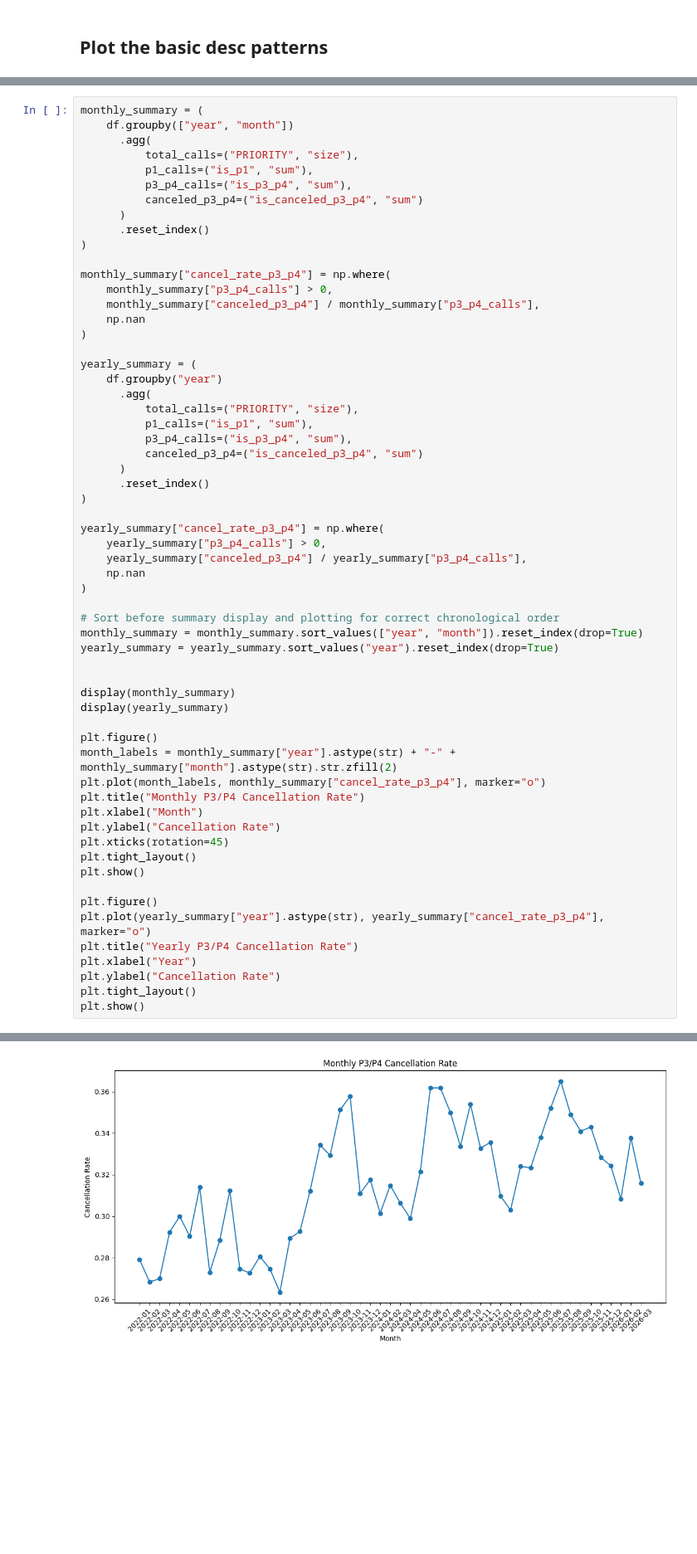
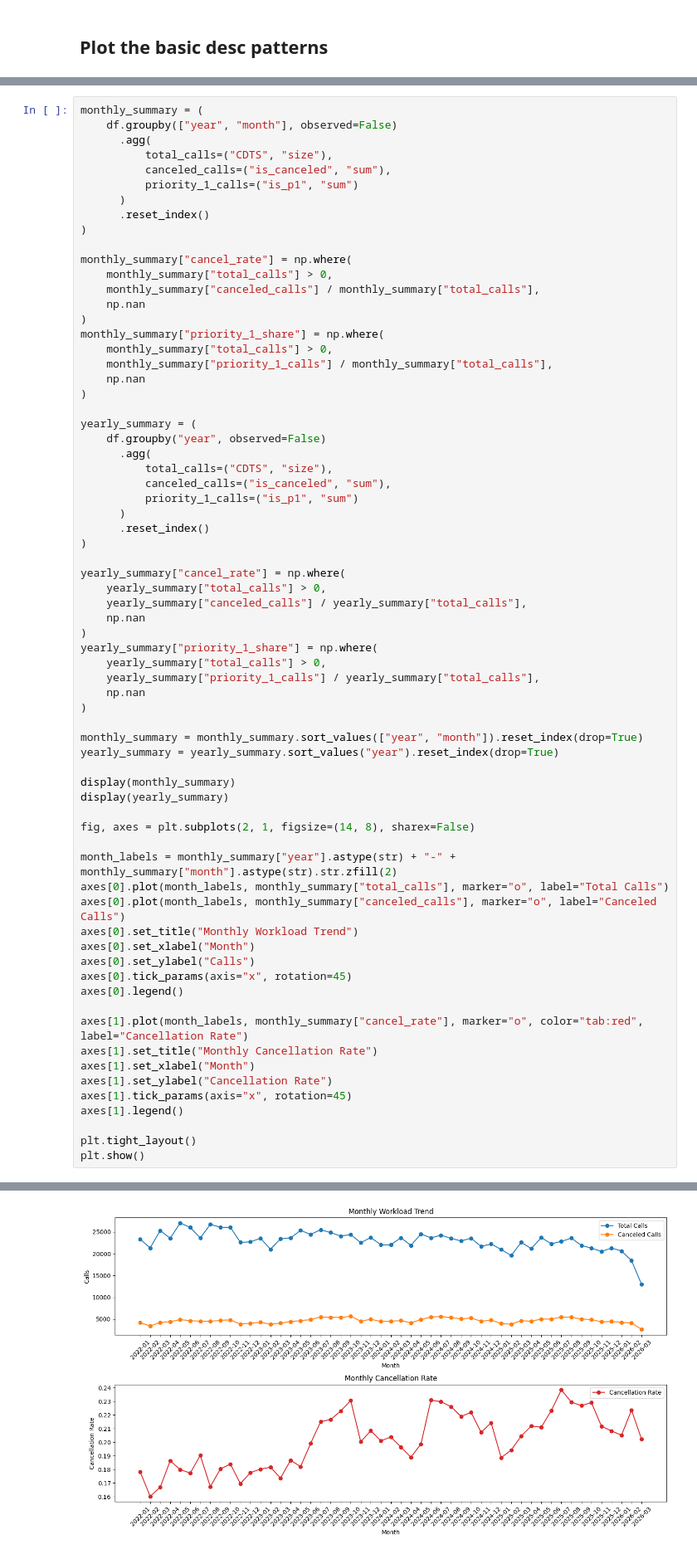
Before and after one commit to Edward-Vong/Quantifying-Breakpoint-of-SJPD-Response, a Jupyter notebook: police_call_EDA.ipynb, the cells around one changed output, grey strips where cells are left out. Shown at 83% size. Drawn from its saved outputs; the diff is of its cells as text; blank space fills up the shorter version.

```diff
--- a/police_call_EDA.ipynb
+++ b/police_call_EDA.ipynb
@@ -796,61 +1065,70 @@ Case study window: 2025-12-24 04:15:00 to 2025-12-24 04:45:00
 # %%
 monthly_summary = (
-    df.groupby(["year", "month"])
+    df.groupby(["year", "month"], observed=False)
       .agg(
-          total_calls=("PRIORITY", "size"),
-          p1_calls=("is_p1", "sum"),
-          p3_p4_calls=("is_p3_p4", "sum"),
-          canceled_p3_p4=("is_canceled_p3_p4", "sum")
+          total_calls=("CDTS", "size"),
+          canceled_calls=("is_canceled", "sum"),
+          priority_1_calls=("is_p1", "sum")
       )
       .reset_index()
 )
 
-monthly_summary["cancel_rate_p3_p4"] = np.where(
-    monthly_summary["p3_p4_calls"] > 0,
-    monthly_summary["canceled_p3_p4"] / monthly_summary["p3_p4_calls"],
+monthly_summary["cancel_rate"] = np.where(
+    monthly_summary["total_calls"] > 0,
+    monthly_summary["canceled_calls"] / monthly_summary["total_calls"],
+    np.nan
+)
+monthly_summary["priority_1_share"] = np.where(
+    monthly_summary["total_calls"] > 0,
+    monthly_summary["priority_1_calls"] / monthly_summary["total_calls"],
     np.nan
 )
 
 yearly_summary = (
-    df.groupby("year")
+    df.groupby("year", observed=False)
       .agg(
-          total_calls=("PRIORITY", "size"),
-          p1_calls=("is_p1", "sum"),
-          p3_p4_calls=("is_p3_p4", "sum"),
-          canceled_p3_p4=("is_canceled_p3_p4", "sum")
+          total_calls=("CDTS", "size"),
+          canceled_calls=("is_canceled", "sum"),
+          priority_1_calls=("is_p1", "sum")
       )
       .reset_index()
 )
 
-yearly_summary["cancel_rate_p3_p4"] = np.where(
-    yearly_summary["p3_p4_calls"] > 0,
-    yearly_summary["canceled_p3_p4"] / yearly_summary["p3_p4_calls"],
+yearly_summary["cancel_rate"] = np.where(
+    yearly_summary["total_calls"] > 0,
+    yearly_summary["canceled_calls"] / yearly_summary["total_calls"],
+    np.nan
+)
+yearly_summary["priority_1_share"] = np.where(
+    yearly_summary["total_calls"] > 0,
+    yearly_summary["priority_1_calls"] / yearly_summary["total_calls"],
     np.nan
 )
 
-# Sort before summary display and plotting for correct chronological order
 monthly_summary = monthly_summary.sort_values(["year", "month"]).reset_index(drop=True)
 yearly_summary = yearly_summary.sort_values("year").reset_index(drop=True)
-
 
 display(monthly_summary)
 display(yearly_summary)
 
-plt.figure()
+fig, axes = plt.subplots(2, 1, figsize=(14, 8), sharex=False)
+
 month_labels = monthly_summary["year"].astype(str) + "-" + monthly_summary["month"].astype(str).str.zfill(2)
-plt.plot(month_labels, monthly_summary["cancel_rate_p3_p4"], marker="o")
-plt.title("Monthly P3/P4 Cancellation Rate")
-plt.xlabel("Month")
-plt.ylabel("Cancellation Rate")
-plt.xticks(rotation=45)
+axes[0].plot(month_labels, monthly_summary["total_calls"], marker="o", label="Total Calls")
+axes[0].plot(month_labels, monthly_summary["canceled_calls"], marker="o", label="Canceled Calls")
+axes[0].set_title("Monthly Workload Trend")
+axes[0].set_xlabel("Month")
+axes[0].set_ylabel("Calls")
+axes[0].tick_params(axis="x", rotation=45)
+axes[0].legend()
+
+axes[1].plot(month_labels, monthly_summary["cancel_rate"], marker="o", color="tab:red", label="Cancellation Rate")
+axes[1].set_title("Monthly Cancellation Rate")
+axes[1].set_xlabel("Month")
+axes[1].set_ylabel("Cancellation Rate")
+axes[1].tick_params(axis="x", rotation=45)
+axes[1].legend()
+
 plt.tight_layout()
 plt.show()
-
-plt.figure()
-plt.plot(yearly_summary["year"].astype(str), yearly_summary["cancel_rate_p3_p4"], marker="o")
-plt.title("Yearly P3/P4 Cancellation Rate")
-plt.xlabel("Year")
-plt.ylabel("Cancellation Rate")
-plt.tight_layout()
-plt.show()
 # %% [output]
@@ -880 +1158 @@ plt.show()
-[figure, old version]
+[figure, new version]
```
Also changed, not shown: parts of 22 cells of this notebook, 3 other files.
